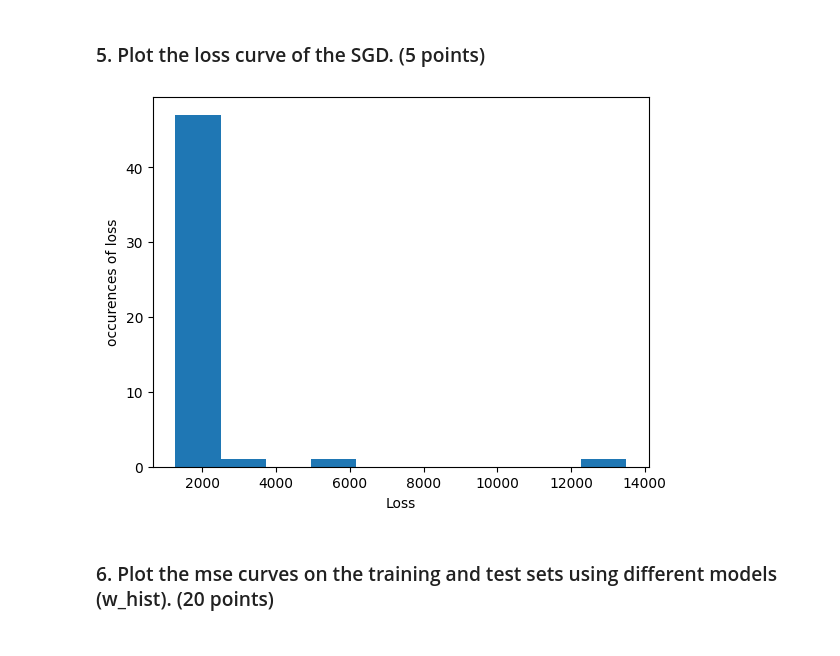
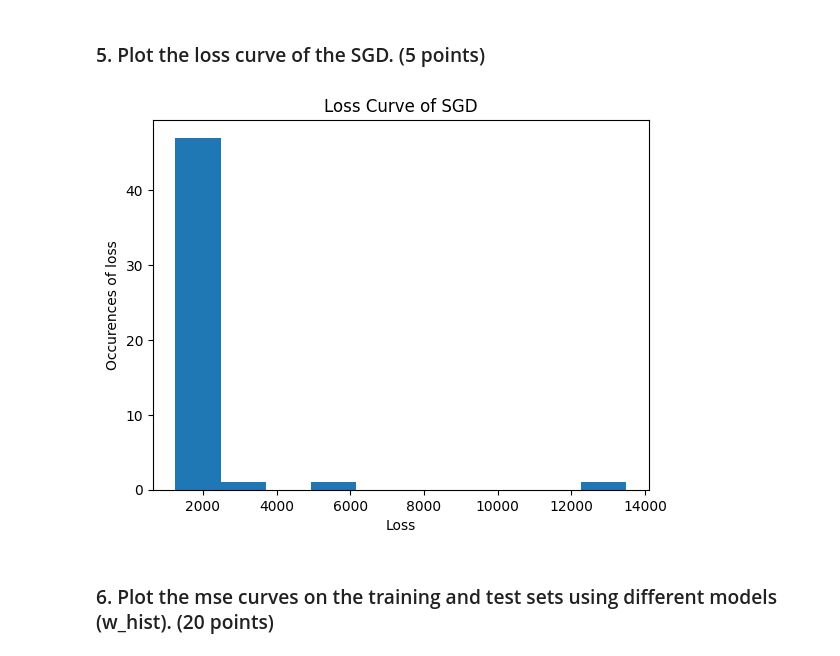
Before and after one commit to SethCram/CS474-Deep-Learning, a Jupyter notebook: HW2_SGD_Impl_Validation/Homework 2_SGD_Seth_Cram.ipynb, the cells around one changed output. Drawn from its saved outputs; the diff is of its cells as text; code cells hidden in the pictures.

```diff
--- a/HW2_SGD_Impl_Validation/Homework 2_SGD_Seth_Cram.ipynb
+++ b/HW2_SGD_Impl_Validation/Homework 2_SGD_Seth_Cram.ipynb
@@ -148,7 +148,7 @@ print(y_train.shape, y_test.shape)
 ## add your code here
 #-----------------------
 
-w_star, loss_hist, w_hist = GD(X_train, y_train)
+w_star, loss_hist, w_hist = GD(X_train, y_train, lr=0.00001) #lower lr bc overshooting before
 
 print(w_star.shape, loss_hist.shape, w_hist.shape)
 
@@ -357,14 +344,15 @@ Predicted wine value = [-4.07855053e+70 -3.84813582e+70 -3.94783540e+70 ... -4.2
 # %%
 ## add your code here
 #-----------------------
 
 plt.hist(loss_hist_SGD)
+plt.title("Loss Curve of SGD")
 plt.xlabel('Loss')
 plt.ylabel('Occurences of loss')
 plt.show()
 
 #---------------------------------
 # %% [output]
-[figure, old version]
+[figure, new version]
 # %% [markdown]
 ### 6. Plot the mse curves on the training and test sets using different models (w_hist). (20 points)
```
Also changed, not shown: parts of 5 cells of this notebook.
